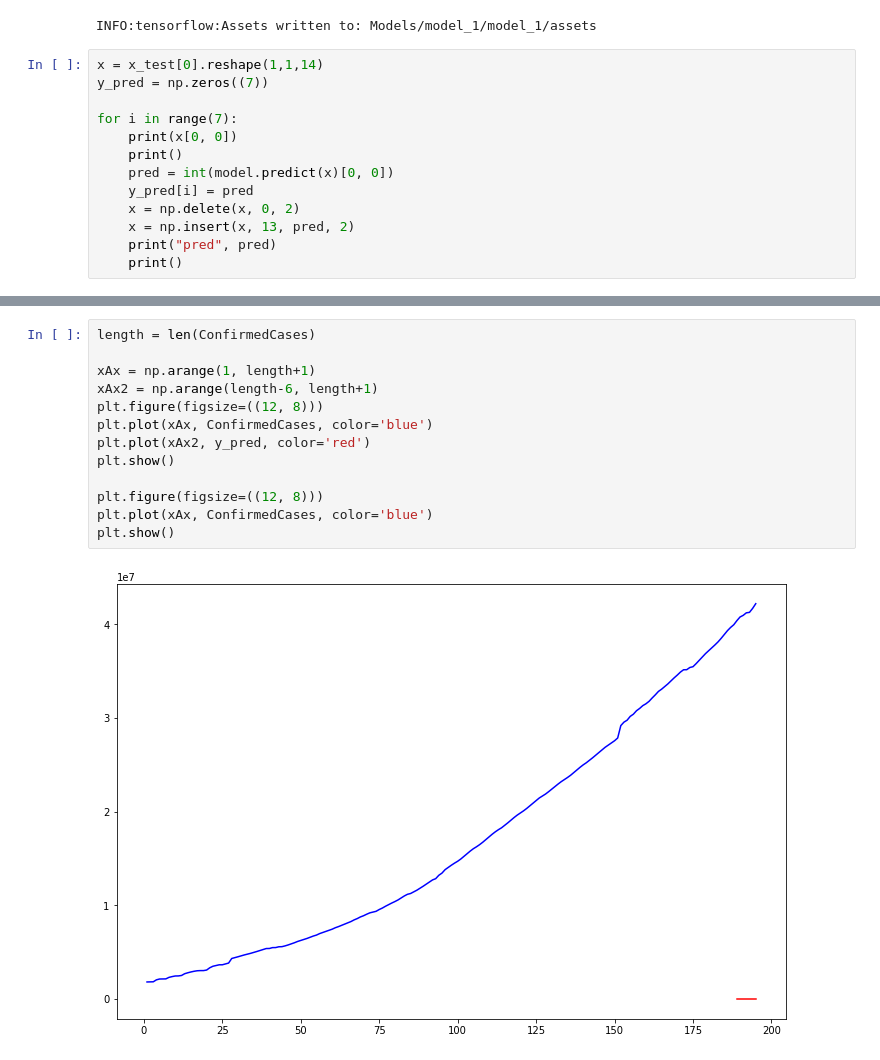
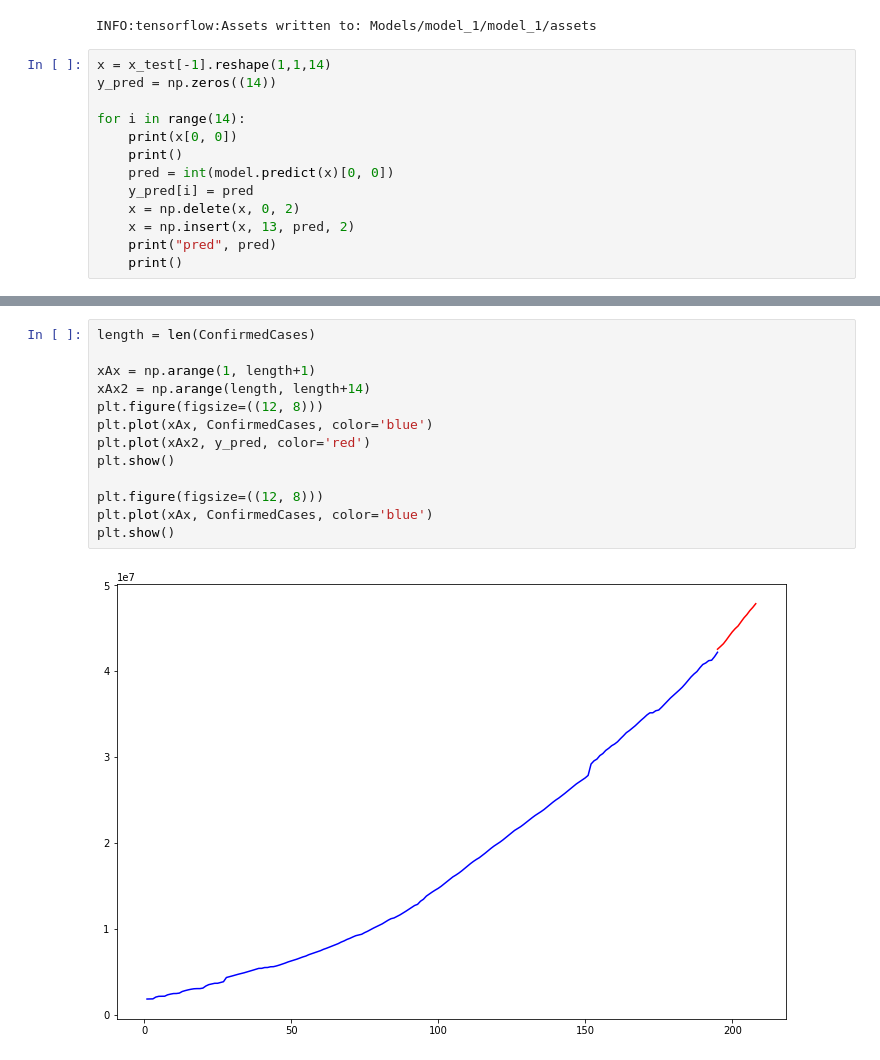
Before and after one commit to Jonrunar95/ID2221-Covid, a Jupyter notebook: Stream_Service/LSTM_Jon.ipynb, the cells around one changed output, grey strips where cells are left out. Saved outputs shown, nothing was run; the diff lists cells and outputs as text.

```diff
--- a/Stream_Service/LSTM_Jon.ipynb
+++ b/Stream_Service/LSTM_Jon.ipynb
@@ -118,10 +170,10 @@ model.save_weights('Models/model_1_weights/model_1_weights')
 # %% [output]
 INFO:tensorflow:Assets written to: Models/model_1/model_1/assets
 # %%
-x = x_test[0].reshape(1,1,14)
-y_pred = np.zeros((7))
+x = x_test[-1].reshape(1,1,14)
+y_pred = np.zeros((14))
 
-for i in range(7):
+for i in range(14):
     print(x[0, 0])
     print()
     pred = int(model.predict(x)[0, 0])
@@ -151,16 +203,16 @@ pred 5497
 # %%
 length = len(ConfirmedCases)
 
 xAx = np.arange(1, length+1)
-xAx2 = np.arange(length-6, length+1)
+xAx2 = np.arange(length, length+14)
 plt.figure(figsize=((12, 8)))
 plt.plot(xAx, ConfirmedCases, color='blue')
 plt.plot(xAx2, y_pred, color='red')
 plt.show()
 
 plt.figure(figsize=((12, 8)))
 plt.plot(xAx, ConfirmedCases, color='blue')
 plt.show()
 # %% [output]
-[figure, old version]
+[figure, new version]
 [figure]
```
Also changed, not shown: parts of 5 cells of this notebook, 2 other files.
